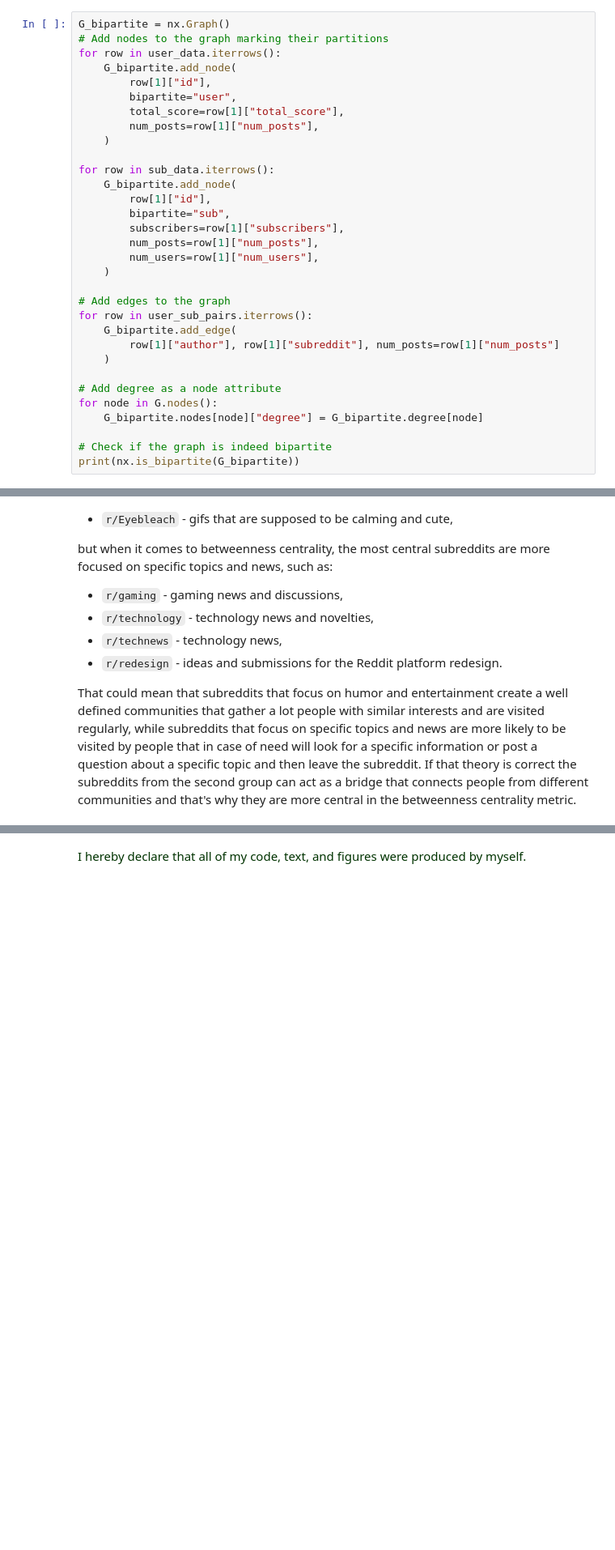
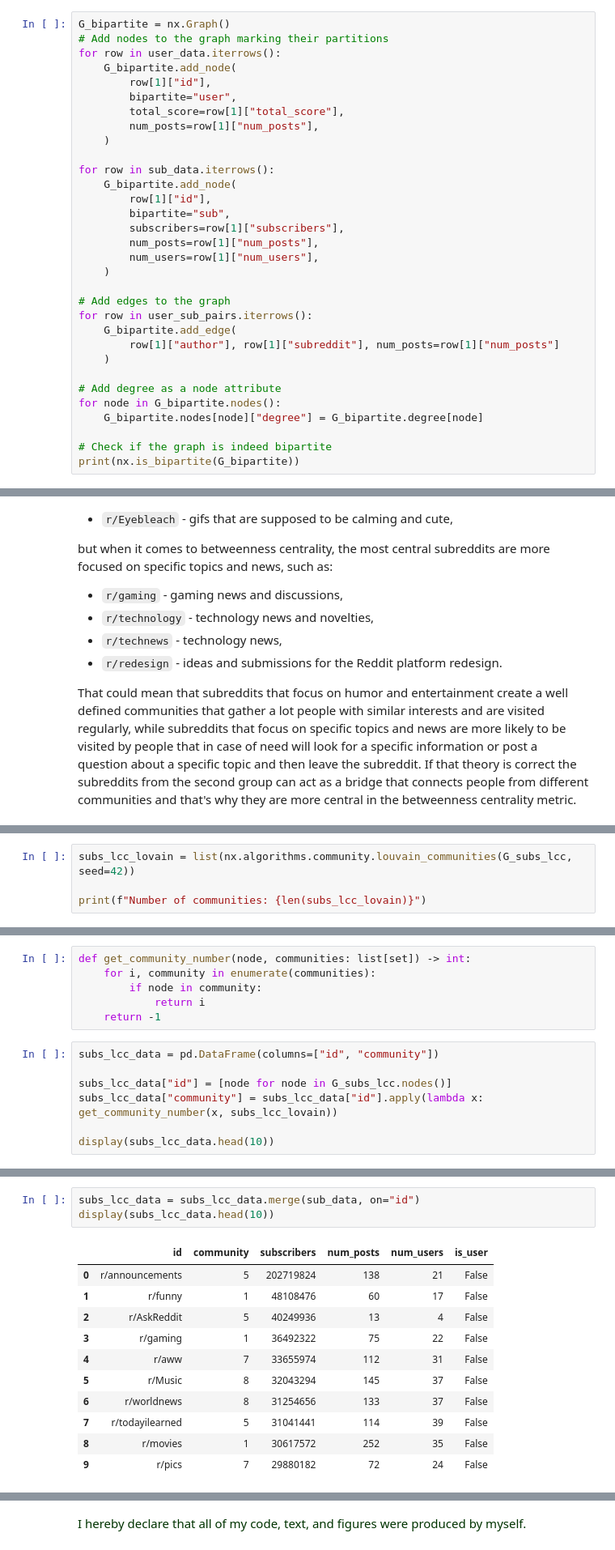
Before and after one commit to steciuk/SNA-reddit-bipartite-analysis, a Jupyter notebook: project.ipynb, the cells around one changed output, grey strips where cells are left out. Shown at 81% size. Saved outputs shown, nothing was run; the diff lists cells and outputs as text; blank space fills up the shorter version.

```diff
--- a/project.ipynb
+++ b/project.ipynb
@@ -648,7 +656,7 @@ for row in user_sub_pairs.iterrows():
     )
 
 # Add degree as a node attribute
-for node in G.nodes():
+for node in G_bipartite.nodes():
     G_bipartite.nodes[node]["degree"] = G_bipartite.degree[node]
 
 # Check if the graph is indeed bipartite
@@ -1408,0 +1427,4 @@ That could mean that subreddits that focus on humor and entertainment create a w
+# %%
+subs_lcc_lovain = list(nx.algorithms.community.louvain_communities(G_subs_lcc, seed=42))
+
+print(f"Number of communities: {len(subs_lcc_lovain)}")
@@ -1408,0 +1435,13 @@ That could mean that subreddits that focus on humor and entertainment create a w
+# %%
+def get_community_number(node, communities: list[set]) -> int:
+    for i, community in enumerate(communities):
+        if node in community:
+            return i
+    return -1
+# %%
+subs_lcc_data = pd.DataFrame(columns=["id", "community"])
+
+subs_lcc_data["id"] = [node for node in G_subs_lcc.nodes()]
+subs_lcc_data["community"] = subs_lcc_data["id"].apply(lambda x: get_community_number(x, subs_lcc_lovain))
+
+display(subs_lcc_data.head(10))
@@ -1408,0 +1462,15 @@ That could mean that subreddits that focus on humor and entertainment create a w
+# %%
+subs_lcc_data = subs_lcc_data.merge(sub_data, on="id")
+display(subs_lcc_data.head(10))
+# %% [output]
+|  | id | community | subscribers | num_posts | num_users | is_user |
+| 0 | r/announcements | 5 | 202719824 | 138 | 21 | False |
+| 1 | r/funny | 1 | 48108476 | 60 | 17 | False |
+| 2 | r/AskReddit | 5 | 40249936 | 13 | 4 | False |
+| 3 | r/gaming | 1 | 36492322 | 75 | 22 | False |
+| 4 | r/aww | 7 | 33655974 | 112 | 31 | False |
+| 5 | r/Music | 8 | 32043294 | 145 | 37 | False |
+| 6 | r/worldnews | 8 | 31254656 | 133 | 37 | False |
+| 7 | r/todayilearned | 5 | 31041441 | 114 | 39 | False |
+| 8 | r/movies | 1 | 30617572 | 252 | 35 | False |
+| 9 | r/pics | 7 | 29880182 | 72 | 24 | False |
```
Also changed, not shown: parts of 15 cells of this notebook, 5 other files.
